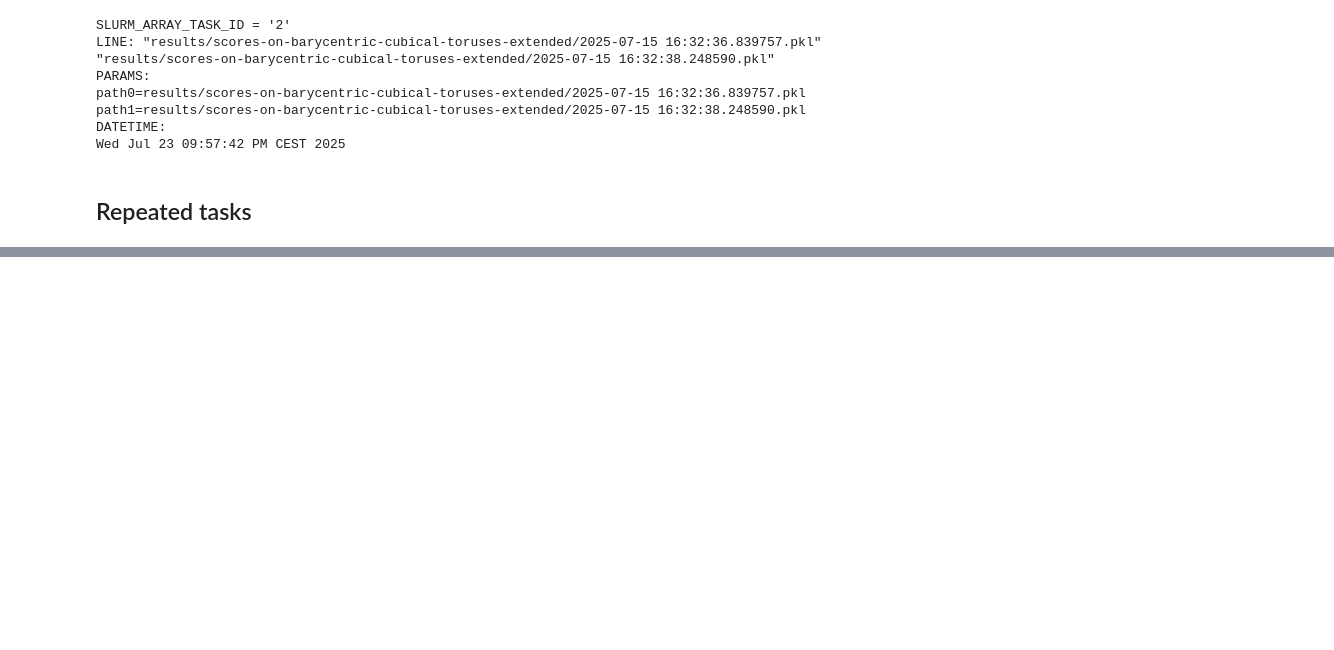
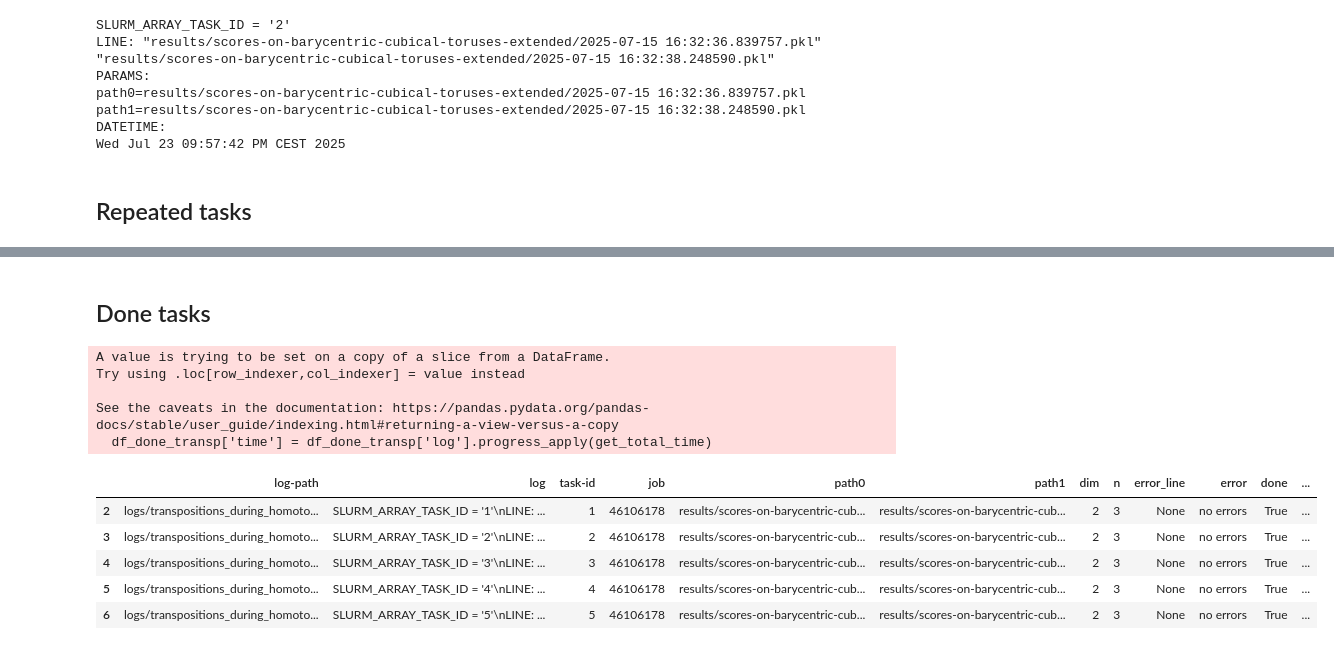
Before and after one commit to zimfv/depth-poset, a Jupyter notebook: notebooks/Logs - Barycentric Cubical Tori-Extended1.ipynb, the cells around one changed output, grey strips where cells are left out. Drawn from its saved outputs; the diff is of its cells as text; code cells hidden in the pictures; blank space fills up the shorter version.

```diff
--- a/notebooks/Logs - Barycentric Cubical Tori-Extended1.ipynb
+++ b/notebooks/Logs - Barycentric Cubical Tori-Extended1.ipynb
@@ -413,0 +433,31 @@ df_logs_repeats
+# %% [markdown]
+## Done tasks
+# %%
+def get_total_time(log):
+    #
+    scores_time = 0
+    for line in log.split('\n'):
+        if line.find('So the total duration of seeking transpositions ') == 0:
+            transp_time =  float(line.split(' ')[-2])
+        if line.find('So all scores for ') == 0:
+            scores_time =  float(line.split(' ')[-2])
+
+    return transp_time + scores_time
+# %%
+df_done_transp = df_logs_transp[df_logs_transp['status'] == 'done with no errors']
+
+df_done_transp['time'] = df_done_transp['log'].progress_apply(get_total_time)
+
+df_done_transp.head()
+# %% [output]
+A value is trying to be set on a copy of a slice from a DataFrame.
+Try using .loc[row_indexer,col_indexer] = value instead
+
+See the caveats in the documentation: https://pandas.pydata.org/pandas-docs/stable/user_guide/indexing.html#returning-a-view-versus-a-copy
+  df_done_transp['time'] = df_done_transp['log'].progress_apply(get_total_time)
+|  | log-path | log | task-id | job | path0 | path1 | dim | n | error_line | error | done | ... |
+| 2 | logs/transpositions_during_homoto... | SLURM_ARRAY_TASK_ID = '1'\nLINE: ... | 1 | 46106178 | results/scores-on-barycentric-cub... | results/scores-on-barycentric-cub... | 2 | 3 | None | no errors | True | ... |
+| 3 | logs/transpositions_during_homoto... | SLURM_ARRAY_TASK_ID = '2'\nLINE: ... | 2 | 46106178 | results/scores-on-barycentric-cub... | results/scores-on-barycentric-cub... | 2 | 3 | None | no errors | True | ... |
+| 4 | logs/transpositions_during_homoto... | SLURM_ARRAY_TASK_ID = '3'\nLINE: ... | 3 | 46106178 | results/scores-on-barycentric-cub... | results/scores-on-barycentric-cub... | 2 | 3 | None | no errors | True | ... |
+| 5 | logs/transpositions_during_homoto... | SLURM_ARRAY_TASK_ID = '4'\nLINE: ... | 4 | 46106178 | results/scores-on-barycentric-cub... | results/scores-on-barycentric-cub... | 2 | 3 | None | no errors | True | ... |
+| 6 | logs/transpositions_during_homoto... | SLURM_ARRAY_TASK_ID = '5'\nLINE: ... | 5 | 46106178 | results/scores-on-barycentric-cub... | results/scores-on-barycentric-cub... | 2 | 3 | None | no errors | True | ... |
```
Also changed, not shown: parts of 13 cells of this notebook, 11 other files.
